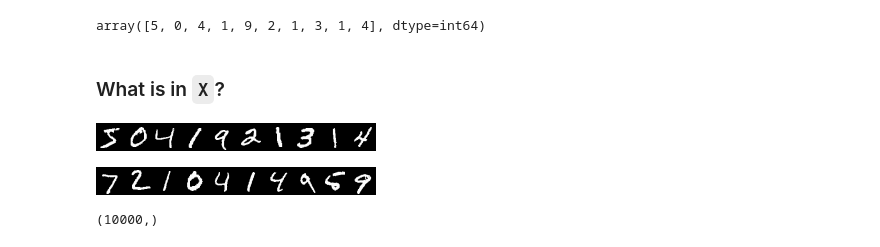
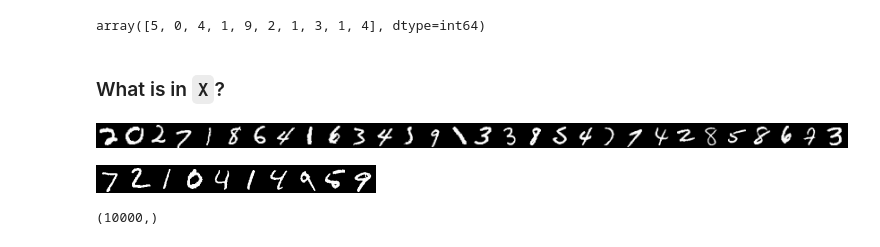
Before and after one commit to tjwei/AICA30019, a Jupyter notebook: 02-machine_learning_part_1_2/01-From NumPy to MNIST.ipynb, the cells around one changed output. Drawn from its saved outputs; the diff is of its cells as text; code cells hidden in the pictures.

```diff
--- a/02-machine_learning_part_1_2/01-From NumPy to MNIST.ipynb
+++ b/02-machine_learning_part_1_2/01-From NumPy to MNIST.ipynb
@@ -75,14 +85,14 @@ array([5, 0, 4, 1, 9, 2, 1, 3, 1, 4], dtype=int64)
 # %%
 from IPython.display import display
 def showX(X):
     int_X = (X*255).clip(0,255).astype('uint8')
     # N*784 -> N*28*28 -> 28*N*28 -> 28 * 28N
     int_X_reshape = int_X.reshape(-1,28,28).swapaxes(0,1).reshape(28,-1)
     display(Image.fromarray(int_X_reshape))
 # show the first 20 samples in training X
-showX(train_X[:10])
+showX(train_X[120:150])
 # %% [output]
-[figure, old version]
+[figure, new version]
 # %%
 showX(test_X[:10])
 # %% [output]
```
Also changed, not shown: parts of 25 cells of this notebook.
